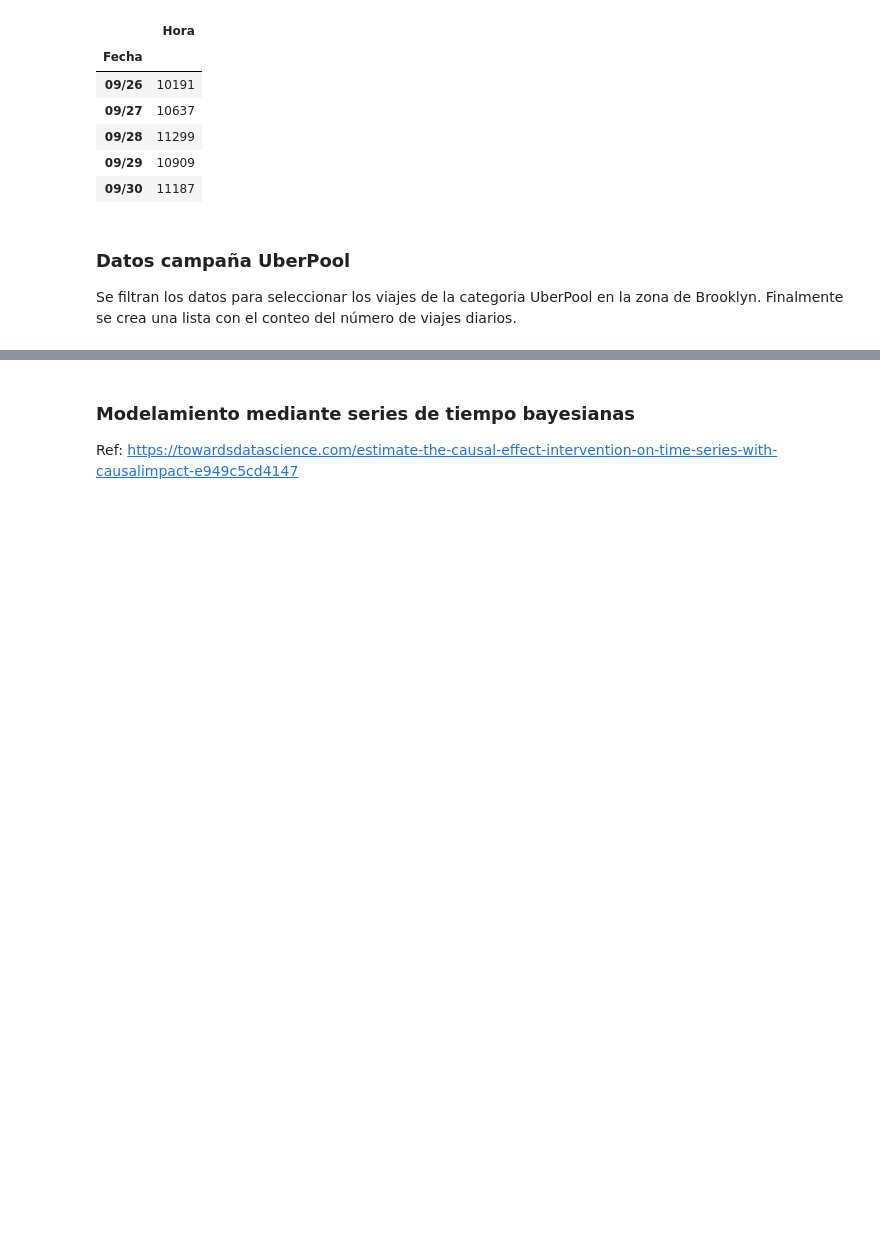
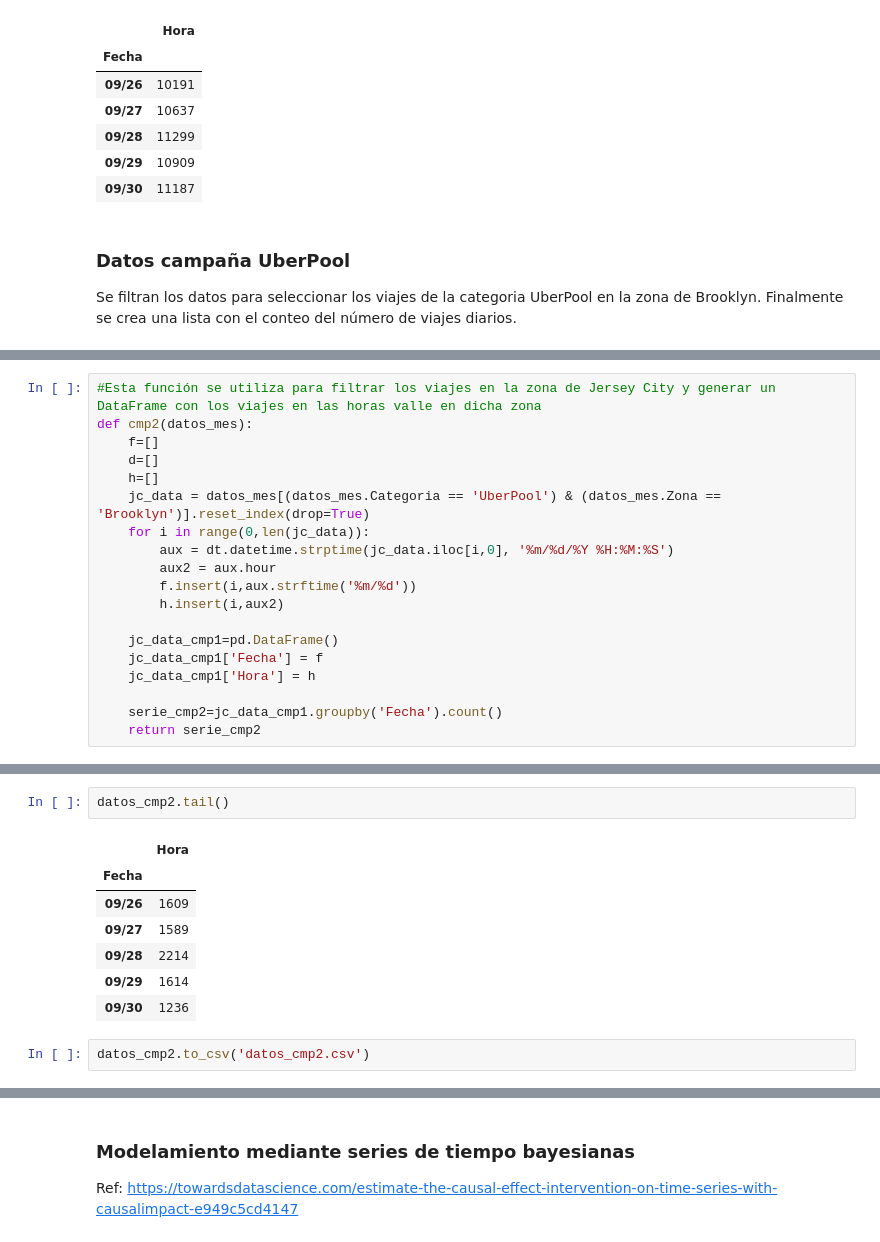
Before and after one commit to ebuitrago/BI, a Jupyter notebook: Desempeño_Campañas_Uber/aplicacion_series_tiempo_bayesianas.ipynb, the cells around one changed output, grey strips where cells are left out. Cells and saved outputs as stored; diff of their text form; blank space fills up the shorter version.

```diff
--- a/Desempeño_Campañas_Uber/aplicacion_series_tiempo_bayesianas.ipynb
+++ b/Desempeño_Campañas_Uber/aplicacion_series_tiempo_bayesianas.ipynb
@@ -151,0 +152,19 @@ Se filtran los datos para seleccionar los viajes de la categoria UberPool en la
+# %%
+#Esta función se utiliza para filtrar los viajes en la zona de Jersey City y generar un DataFrame con los viajes en las horas valle en dicha zona
+def cmp2(datos_mes):
+    f=[]
+    d=[]
+    h=[]
+    jc_data = datos_mes[(datos_mes.Categoria == 'UberPool') & (datos_mes.Zona == 'Brooklyn')].reset_index(drop=True)
+    for i in range(0,len(jc_data)):
+        aux = dt.datetime.strptime(jc_data.iloc[i,0], '%m/%d/%Y %H:%M:%S')
+        aux2 = aux.hour
+        f.insert(i,aux.strftime('%m/%d'))
+        h.insert(i,aux2)
+
+    jc_data_cmp1=pd.DataFrame()
+    jc_data_cmp1['Fecha'] = f
+    jc_data_cmp1['Hora'] = h
+
+    serie_cmp2=jc_data_cmp1.groupby('Fecha').count()
+    return serie_cmp2
@@ -151,0 +186,12 @@ Se filtran los datos para seleccionar los viajes de la categoria UberPool en la
+# %%
+datos_cmp2.tail()
+# %% [output]
+|  | Hora |
+| Fecha |  |
+| 09/26 | 1609 |
+| 09/27 | 1589 |
+| 09/28 | 2214 |
+| 09/29 | 1614 |
+| 09/30 | 1236 |
+# %%
+datos_cmp2.to_csv('datos_cmp2.csv')
```
Also changed, not shown: parts of 13 cells of this notebook.
